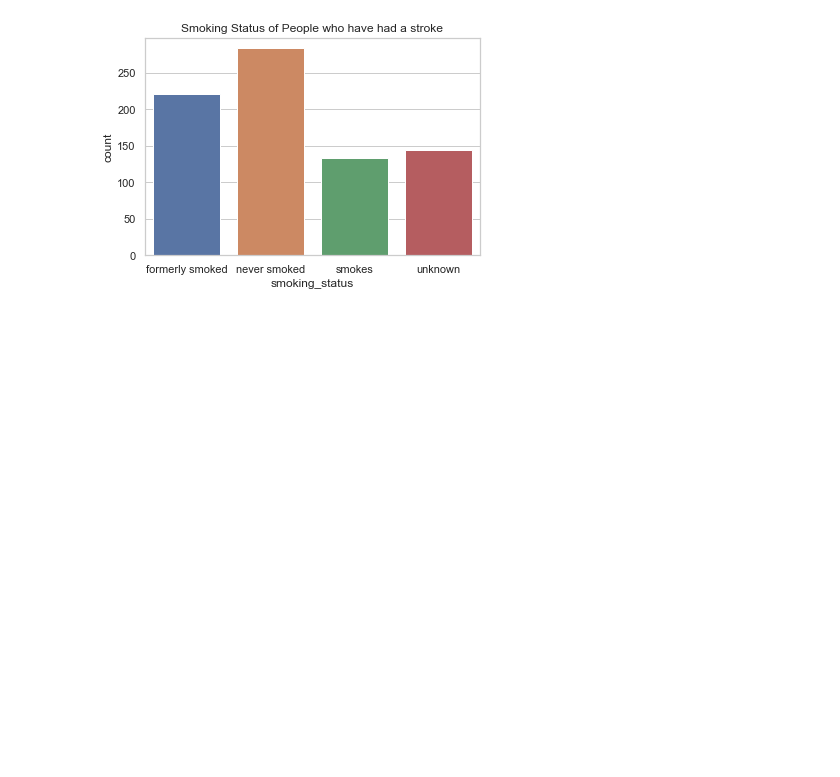
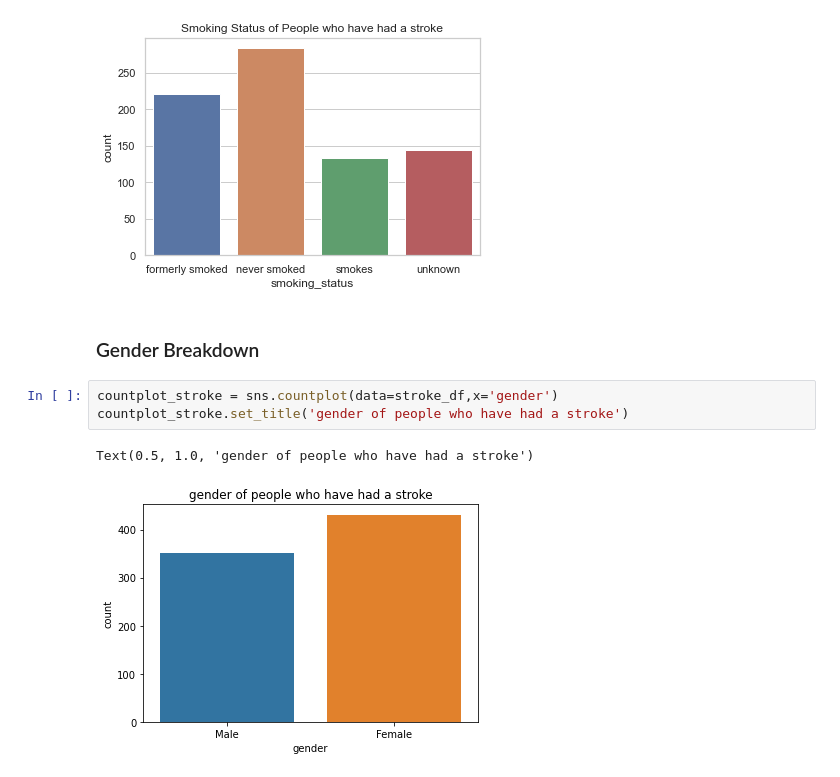
Before and after one commit to sadayas/strokerisks, a Jupyter notebook: Stroke_Data_Exploration.ipynb, the cells around one changed output. Saved outputs shown, nothing was run; the diff lists cells and outputs as text; blank space fills up the shorter version.

```diff
--- a/Stroke_Data_Exploration.ipynb
+++ b/Stroke_Data_Exploration.ipynb
@@ -565,3 +565,11 @@ countplot_stroke.set_title('smoking status of people who have had a stroke')
 # %% [output]
 Text(0.5, 1.0, 'Smoking Status of People who have had a stroke')
 [figure]
+# %% [markdown]
+### Gender Breakdown
+# %%
+countplot_stroke = sns.countplot(data=stroke_df,x='gender')
+countplot_stroke.set_title('gender of people who have had a stroke')
+# %% [output]
+Text(0.5, 1.0, 'gender of people who have had a stroke')
+[figure, added]
```
Also changed, not shown: parts of 19 cells of this notebook, 5 other files.
